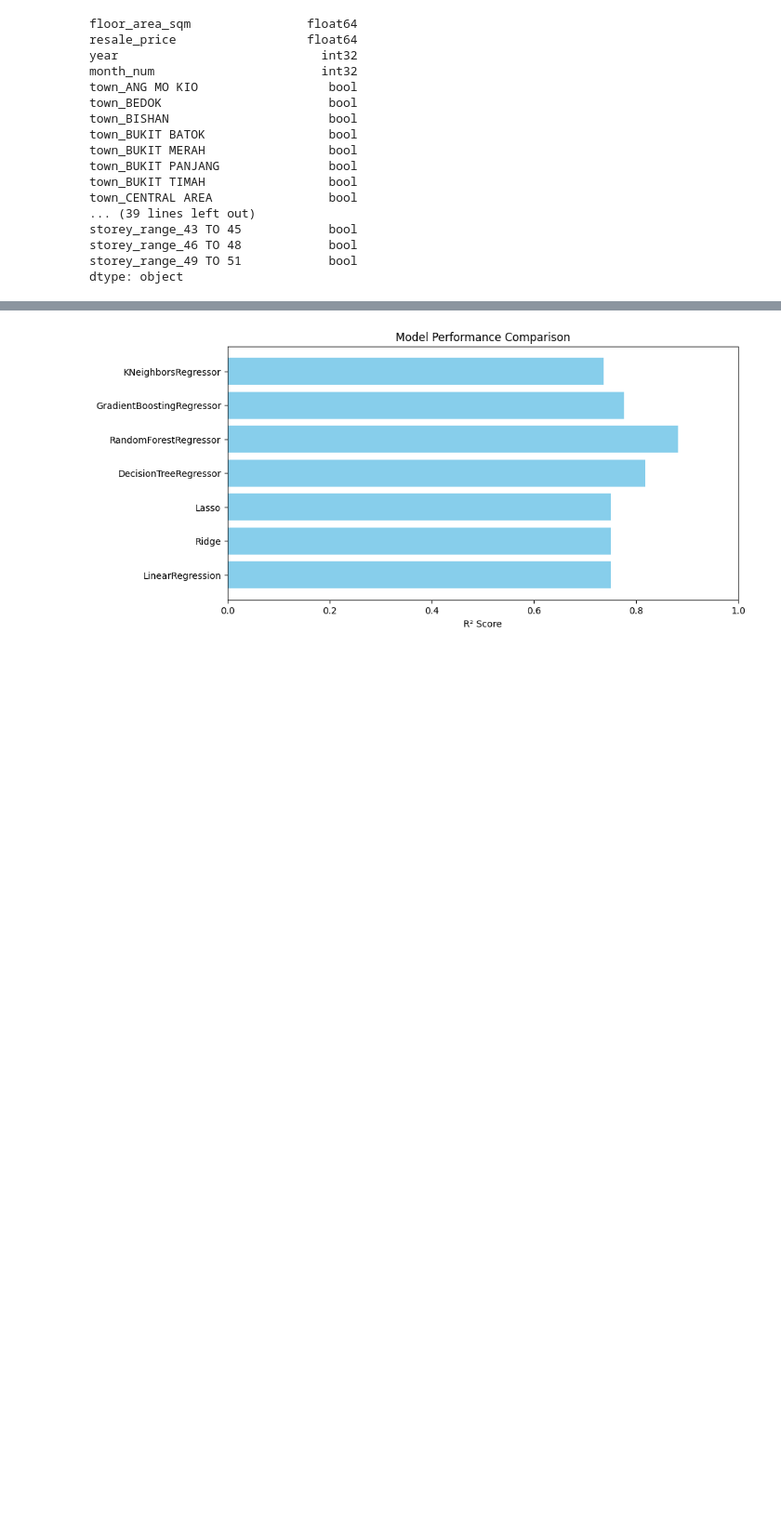
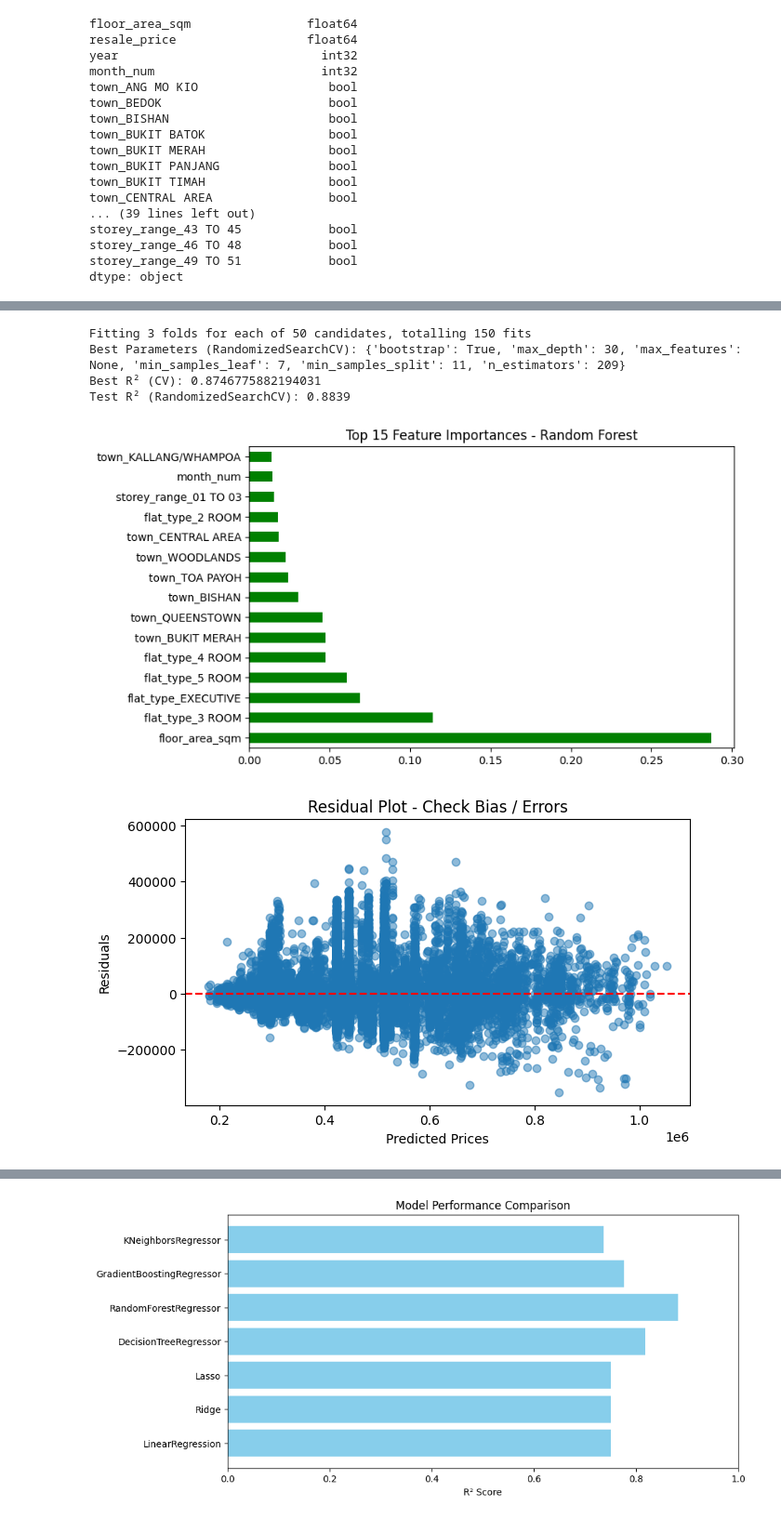
Before and after one commit to GWeeRui/Mldp-Proj-Coding-part, a Jupyter notebook: proj.ipynb, the cells around one changed output, grey strips where cells are left out. Shown at 93% size. Drawn from its saved outputs; the diff is of its cells as text; code cells hidden in the pictures; blank space fills up the shorter version.

Commit message:
new graphs :)

```diff
--- a/proj.ipynb
+++ b/proj.ipynb
@@ -312,0 +349,71 @@ This code evaluates and compares multiple regression models on the dataset. It i
+# %%
+# --- After your baseline model comparison (before saving the model) ---
+
+from sklearn.model_selection import RandomizedSearchCV
+from scipy.stats import randint, uniform
+
+# Define parameter distributions for RandomizedSearchCV
+param_dist = {
+    'n_estimators': randint(100, 500),
+    'max_depth': [None, 10, 20, 30],
+    'min_samples_split': randint(2, 20),
+    'min_samples_leaf': randint(1, 10),
+    'max_features': [ None, 'sqrt', 'log2'],
+    'bootstrap': [True, False]
+}
+
+# Initialize RandomizedSearchCV
+random_search = RandomizedSearchCV(
+    estimator=RandomForestRegressor(random_state=42),
+    param_distributions=param_dist,
+    n_iter=50,
+    scoring='r2',
+    cv=3,
+    n_jobs=-1,
+    verbose=1
+)
+
+# Fit to training data
+random_search.fit(X_train, y_train)
+
+# Print best parameters and score
+print("Best Parameters (RandomizedSearchCV):", random_search.best_params_)
+print("Best R² (CV):", random_search.best_score_)
+
+# Evaluate on test set
+best_rf_random = random_search.best_estimator_
+y_pred_random = best_rf_random.predict(X_test)
+r2_random = r2_score(y_test, y_pred_random)
+print(f"Test R² (RandomizedSearchCV): {r2_random:.4f}")
+
+# --- Continue with your existing code (e.g., SHAP or model saving) ---
+# %% [output]
+Fitting 3 folds for each of 50 candidates, totalling 150 fits
+Best Parameters (RandomizedSearchCV): {'bootstrap': True, 'max_depth': 30, 'max_features': None, 'min_samples_leaf': 7, 'min_samples_split': 11, 'n_estimators': 209}
+Best R² (CV): 0.8746775882194031
+Test R² (RandomizedSearchCV): 0.8839
+# %%
+import pandas as pd
+import matplotlib.pyplot as plt
+
+# Assuming you have a trained RandomForestRegressor model called 'rf'
+# and predictions called 'y_pred' from that model
+
+# Feature Importance
+importances = pd.Series(rf.feature_importances_, index=X_train.columns)
+importances.nlargest(15).plot(kind='barh', figsize=(8,5), color='green')
+plt.title("Top 15 Feature Importances - Random Forest")
+plt.show()
+
+# Residual Plot
+residuals = y_test - y_pred
+plt.figure(figsize=(7,4))
+plt.scatter(y_pred, residuals, alpha=0.5)
+plt.axhline(0, color='red', linestyle='--')
+plt.xlabel("Predicted Prices")
+plt.ylabel("Residuals")
+plt.title("Residual Plot - Check Bias / Errors")
+plt.show()
+# %% [output]
+[figure, added]
+[figure, added]
```
Also changed, not shown: parts of 23 cells of this notebook, 1 other file.
